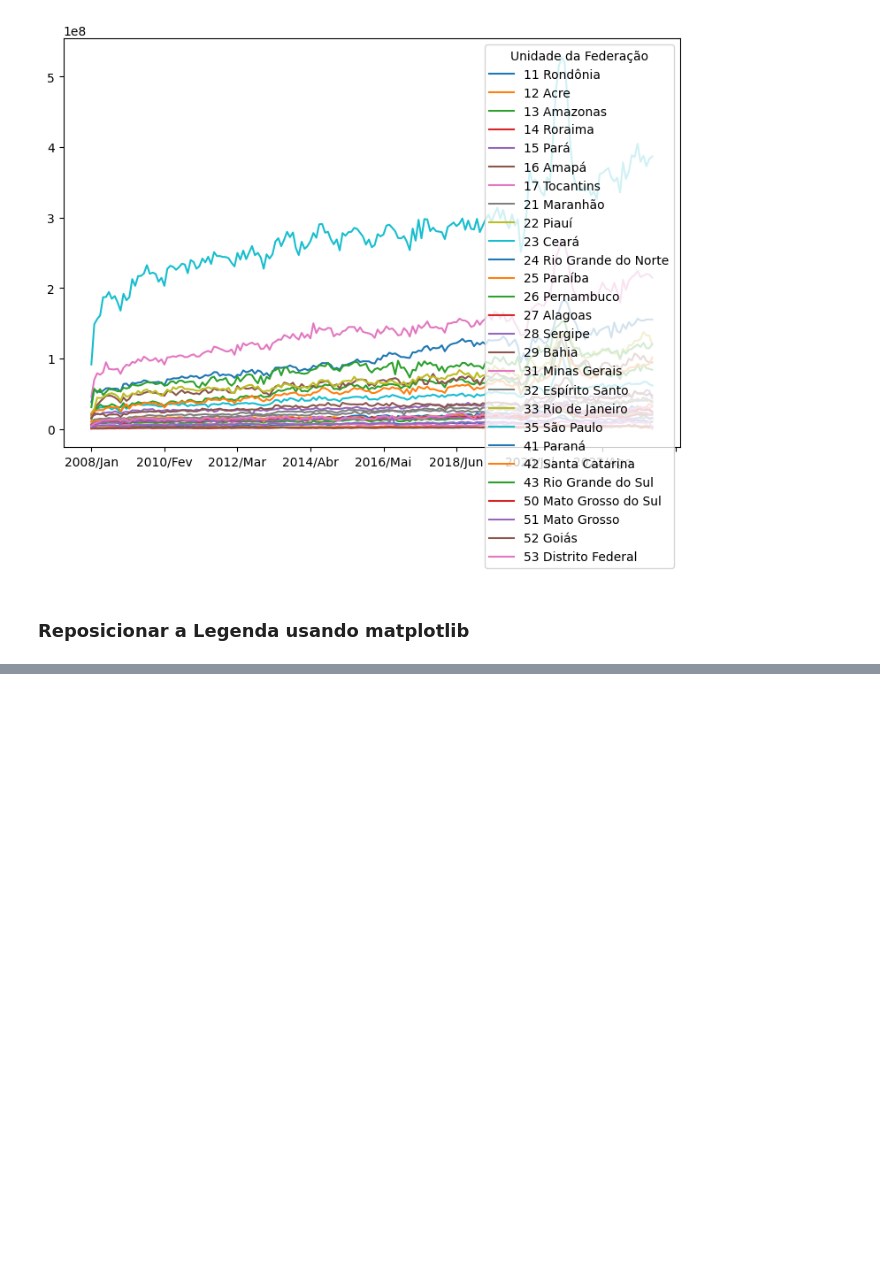
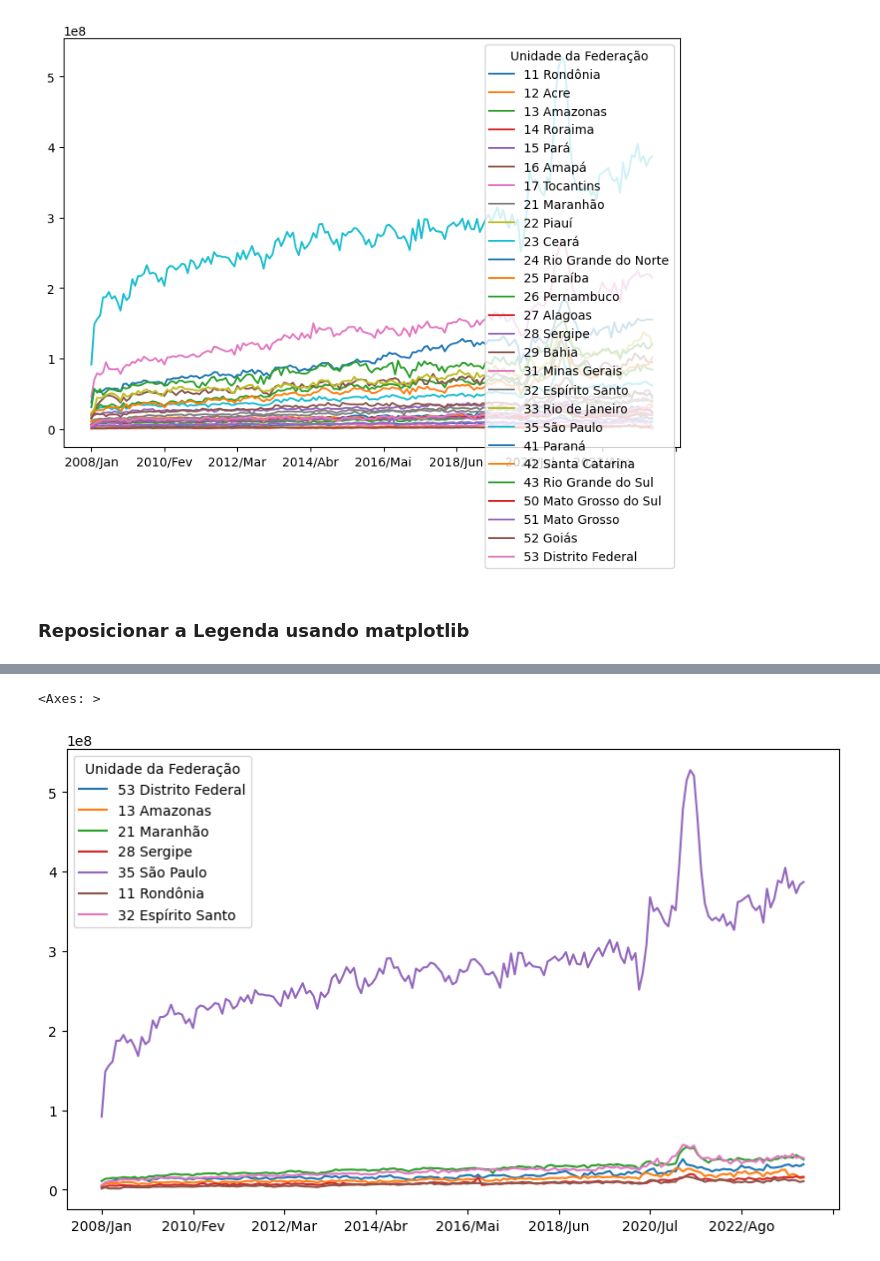
Before and after one commit to IagoCoelho/AnaliseExploratoria-PosTech, a Jupyter notebook: ProducaoHospitalar.ipynb, the cells around one changed output, grey strips where cells are left out. Drawn from its saved outputs; the diff is of its cells as text; code cells hidden in the pictures; blank space fills up the shorter version.

Commit message:
usando sample

```diff
--- a/ProducaoHospitalar.ipynb
+++ b/ProducaoHospitalar.ipynb
@@ -341,0 +387,5 @@ dados_usaveis.T.plot(figsize=(9,6))
+# %%
+dados_usaveis.sample(7).T.plot(figsize=(10,6))
+# %% [output]
+<Axes: >
+[figure, added]
```
Also changed, not shown: parts of 6 cells of this notebook.
